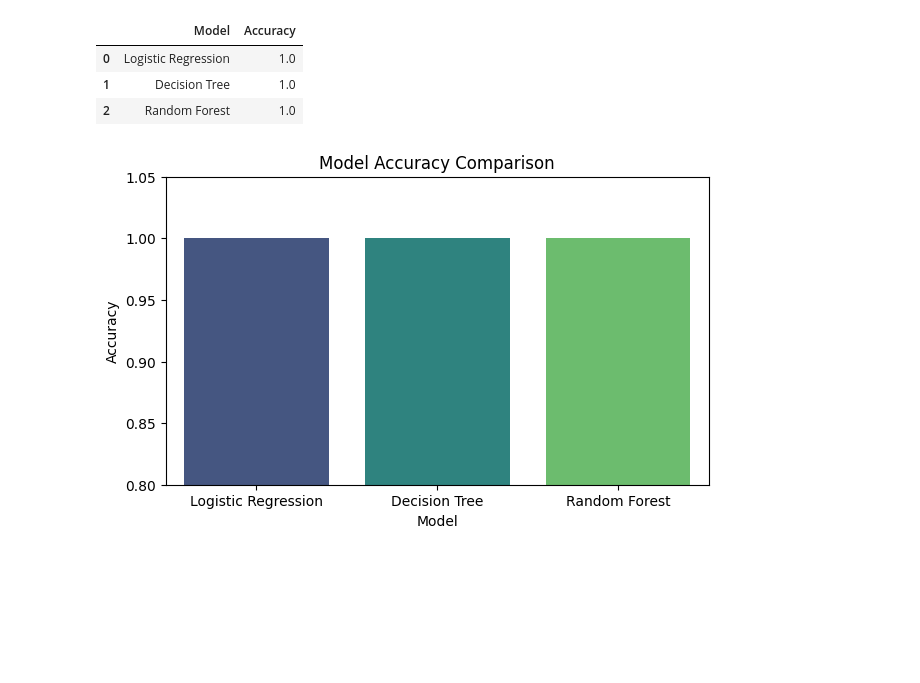
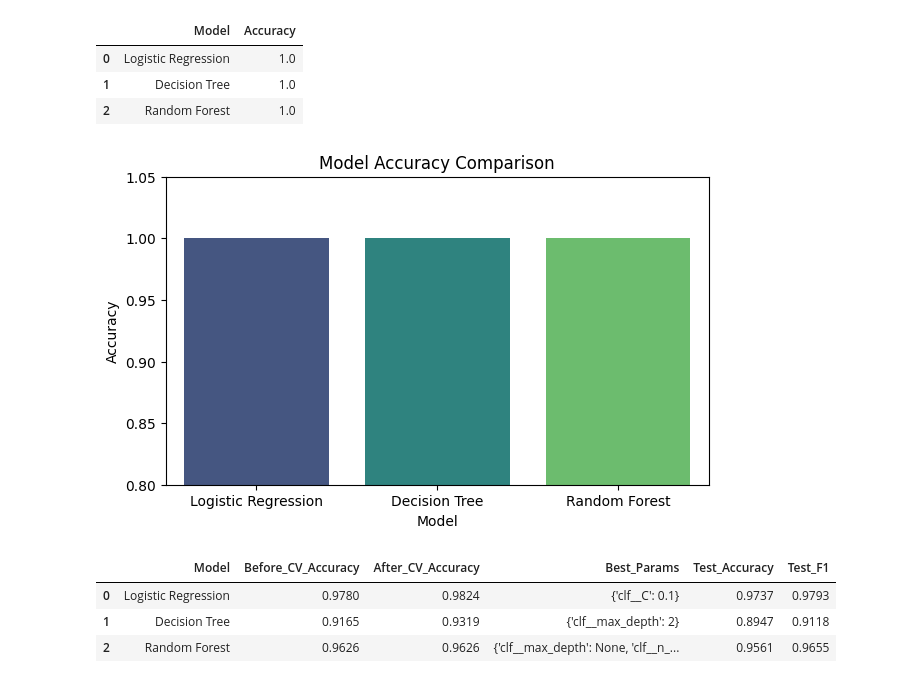
Before and after one commit to donghyunham/AI-ML-portfolio-EDA-model-comparison-regression-and-GenAI-apps, a Jupyter notebook: 02_Model_Comparison/model_comparison.ipynb, the cells around one changed output. Cells and saved outputs as stored; diff of their text form; code cells hidden in the pictures; blank space fills up the shorter version.

```diff
--- a/02_Model_Comparison/model_comparison.ipynb
+++ b/02_Model_Comparison/model_comparison.ipynb
@@ -13,30 +13,101 @@ iris = load_iris()
 X_train, X_test, y_train, y_test = train_test_split(
     iris.data, iris.target, test_size=0.2, random_state=42
 )
 
 models = {
     'Logistic Regression': LogisticRegression(max_iter=200),
     'Decision Tree': DecisionTreeClassifier(random_state=42),
     'Random Forest': RandomForestClassifier(random_state=42)
 }
 
 results = {}
 for name, model in models.items():
     model.fit(X_train, y_train)
     preds = model.predict(X_test)
     results[name] = accuracy_score(y_test, preds)
 
 df_results = pd.DataFrame(list(results.items()), columns=['Model', 'Accuracy'])
 display(df_results)
 
 plt.figure(figsize=(7, 4))
 sns.barplot(x='Model', y='Accuracy', data=df_results, hue='Model', legend=False, palette='viridis')
 plt.title('Model Accuracy Comparison')
 plt.ylim(0.8, 1.05)
 plt.show()
+
+import numpy as np
+import pandas as pd
+import matplotlib.pyplot as plt
+from sklearn.datasets import load_breast_cancer
+from sklearn.model_selection import train_test_split, GridSearchCV, StratifiedKFold, cross_val_score, learning_curve
+from sklearn.pipeline import Pipeline
+from sklearn.preprocessing import StandardScaler
+from sklearn.linear_model import LogisticRegression
+from sklearn.tree import DecisionTreeClassifier
+from sklearn.ensemble import RandomForestClassifier
+from sklearn.metrics import accuracy_score, f1_score
+
+data = load_breast_cancer()
+X, y = data.data, data.target
+
+X_train, X_test, y_train, y_test = train_test_split(
+    X, y, test_size=0.2, random_state=42, stratify=y
+)
+
+cv = StratifiedKFold(n_splits=5, shuffle=True, random_state=42)
+
+pipelines = {
+    'Logistic Regression': Pipeline([
+        ('scaler', StandardScaler()),
+        ('clf', LogisticRegression(max_iter=1000, penalty='l2'))
+    ]),
+    'Decision Tree': Pipeline([
+        ('scaler', StandardScaler()),
+        ('clf', DecisionTreeClassifier(random_state=42))
+    ]),
+    'Random Forest': Pipeline([
+        ('scaler', StandardScaler()),
+        ('clf', RandomForestClassifier(random_state=42))
+    ])
+}
+
+param_grids = {
+    'Logistic Regression': {'clf__C': [0.01, 0.1, 1, 10, 100]},
+    'Decision Tree': {'clf__max_depth': [2, 3, 4, 5, 6, None]},
+    'Random Forest': {'clf__n_estimators': [50, 100, 200], 'clf__max_depth': [3, 5, None]}
+}
+
+results = []
+grids = {}
+
+for name, pipe in pipelines.items():
+    before_scores = cross_val_score(pipe, X_train, y_train, cv=cv, scoring='accuracy')
+
+    grid = GridSearchCV(pipe, param_grids[name], cv=cv, scoring='accuracy', n_jobs=-1)
+    grid.fit(X_train, y_train)
+    grids[name] = grid
+
+    best_model = grid.best_estimator_
+    test_preds = best_model.predict(X_test)
+
+    results.append({
+        'Model': name,
+        'Before_CV_Accuracy': round(before_scores.mean(), 4),
+        'After_CV_Accuracy': round(grid.best_score_, 4),
+        'Best_Params': grid.best_params_,
+        'Test_Accuracy': round(accuracy_score(y_test, test_preds), 4),
+        'Test_F1': round(f1_score(y_test, test_preds), 4)
+    })
+
+df_results = pd.DataFrame(results)
+display(df_results)
 # %% [output]
 |  | Model | Accuracy |
 | 0 | Logistic Regression | 1.0 |
 | 1 | Decision Tree | 1.0 |
 | 2 | Random Forest | 1.0 |
 [figure]
+|  | Model | Before_CV_Accuracy | After_CV_Accuracy | Best_Params | Test_Accuracy | Test_F1 |
+| 0 | Logistic Regression | 0.9780 | 0.9824 | {'clf__C': 0.1} | 0.9737 | 0.9793 |
+| 1 | Decision Tree | 0.9165 | 0.9319 | {'clf__max_depth': 2} | 0.8947 | 0.9118 |
+| 2 | Random Forest | 0.9626 | 0.9626 | {'clf__max_depth': None, 'clf__n_... | 0.9561 | 0.9655 |
```
Also changed, not shown: 7 other files.
